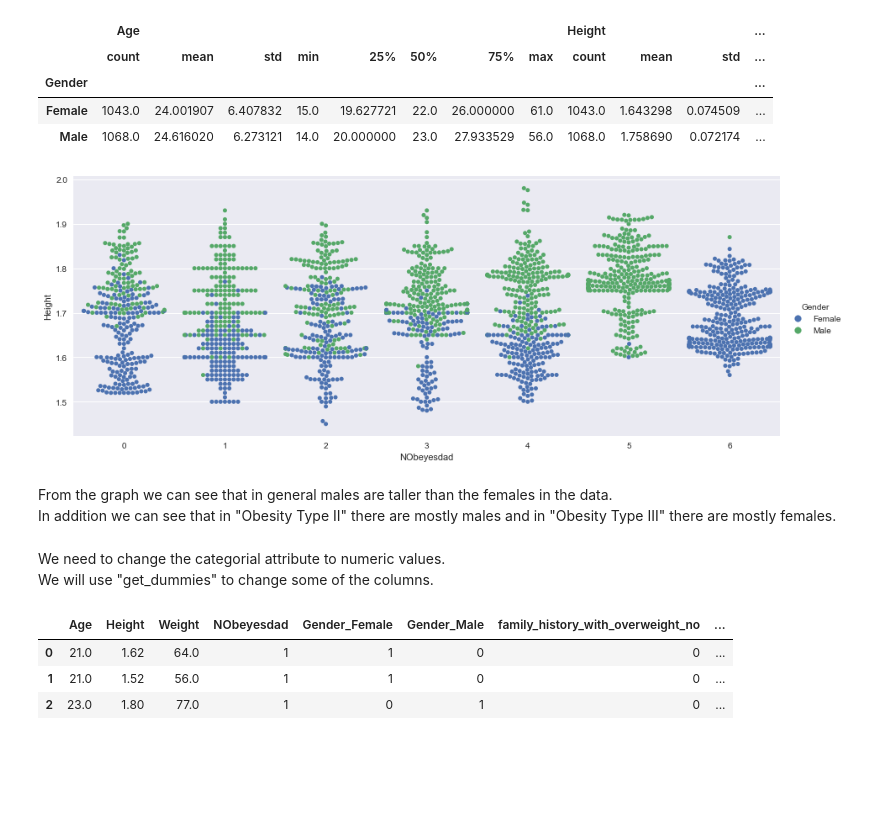
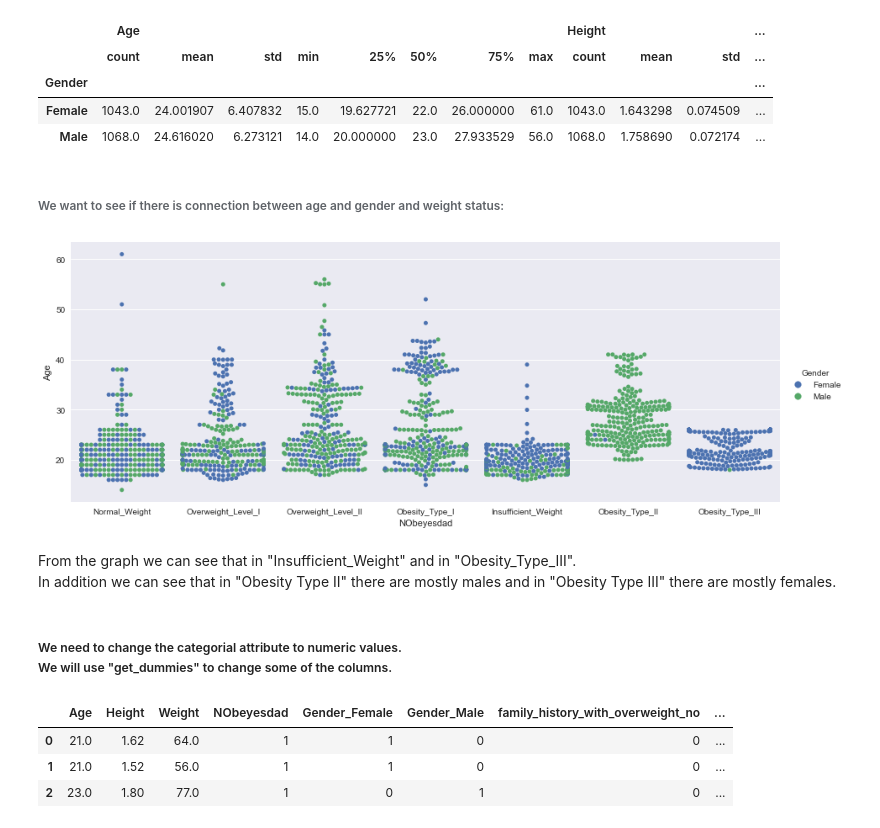
Before and after one commit to NoaAmichai/Obesity-Data-Science-Project, a Jupyter notebook: Obesity.ipynb, the cells around one changed output. Cells and saved outputs as stored; diff of their text form; code cells hidden in the pictures; blank space fills up the shorter version.

```diff
--- a/Obesity.ipynb
+++ b/Obesity.ipynb
@@ -101,9 +80,0 @@ We can see from the graph below that about half of the people in the data are de
-# %%
-obese = []
-for elem in df['NObeyesdad']:
-    obese.append('yes') if 'Obesity' in elem else obese.append('no')
-df['Obesity'] = obese
-plt.figure(figsize=(4,4))
-sns.countplot(x=df['Obesity'], data=df,  palette="Set2")
-df.drop(columns=['Obesity'],inplace=True)
-plt.show()
@@ -183,17 +196,18 @@ df[["Age","Height"]].groupby(by = df["Gender"]).describe()
 | Gender |  |  |  |  |  |  |  |  |  |  |  | ... |
 | Female | 1043.0 | 24.001907 | 6.407832 | 15.0 | 19.627721 | 22.0 | 26.000000 | 61.0 | 1043.0 | 1.643298 | 0.074509 | ... |
 | Male | 1068.0 | 24.616020 | 6.273121 | 14.0 | 20.000000 | 23.0 | 27.933529 | 56.0 | 1068.0 | 1.758690 | 0.072174 | ... |
+# %% [markdown]
+###### We want to see if there is connection between age and gender and weight status:
 # %%
-sns.catplot(x="NObeyesdad", y="Height", hue="Gender",kind="swarm", data=df[["NObeyesdad","Height","Gender"]],  height=5, aspect=2.5)
+sns.catplot(x="NObeyesdad", y="Age", hue="Gender",kind="swarm", data=df[["NObeyesdad","Age","Gender"]],  height=5, aspect=2.5)
 plt.show()
 # %% [output]
-[figure, old version]
+[figure, new version]
 # %% [markdown]
-From the graph we can see that in general males are taller than the females in the data.<br>
+From the graph we can see that in "Insufficient_Weight" and in "Obesity_Type_III".<br>
 In addition we can see that in "Obesity Type II" there are mostly males and in "Obesity Type III" there are mostly females.
 # %% [markdown]
-We need to change the categorial attribute to numeric values.<br>
-We will use "get_dummies" to change some of the columns.<br>
+##### We need to change the categorial attribute to numeric values.<br>We will use "get_dummies" to change some of the columns.<br>
 # %%
 df_res = df.copy(deep=True)
 df_res = pd.get_dummies(df, columns=['Gender','family_history_with_overweight','FAVC','SMOKE',
```
Also changed, not shown: parts of 21 cells of this notebook.
